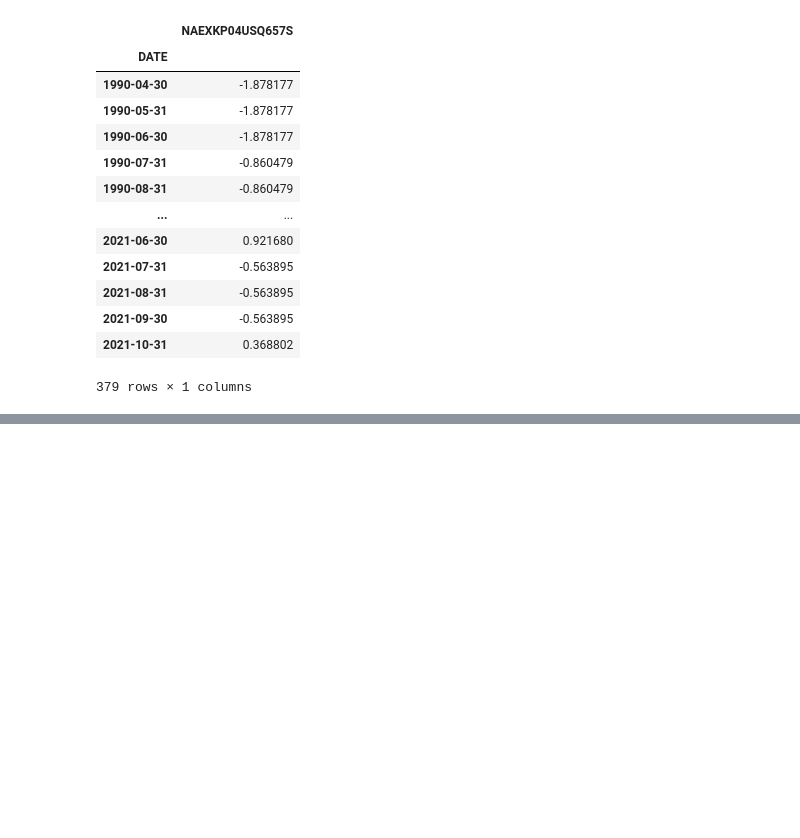
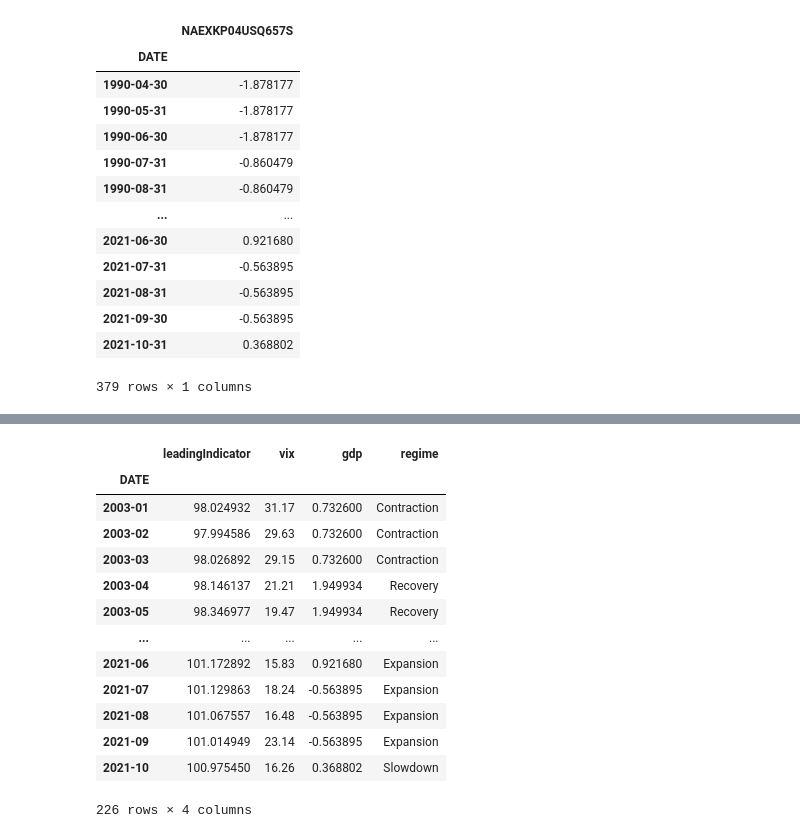
Before and after one commit to FELAB-KHU/S-PQuantTeam03, a Jupyter notebook: regime_definition_최종_지영.ipynb, the cells around one changed output, grey strips where cells are left out. Saved outputs shown, nothing was run; the diff lists cells and outputs as text; code cells hidden in the pictures; blank space fills up the shorter version.

```diff
--- a/regime_definition_최종_지영.ipynb
+++ b/regime_definition_최종_지영.ipynb
@@ -320,0 +361,16 @@ print('하락 중인 구간 :', decreasing)
+# %%
+recovery = []
+expansion = []
+slowdown = []
+contraction = []
+
+for i in all_period:
+    if i in eco_down and i in df_down:
+        # i = pd.datetime(i, format = '%Y-%m')
+        recovery.append(i)
+    if i in eco_up and i in df_down:
+        expansion.append(i)
+    if i in eco_up and i in df_up:
+        slowdown.append(i)
+    if i in eco_down and i in df_up:
+        contraction.append(i)
@@ -320,0 +410,29 @@ print('하락 중인 구간 :', decreasing)
+# %%
+# table.index = table.index.to_period('M')
+table.index = table.index.strftime('%Y-%m')
+
+# table에 regime 컬럼 추가
+table['regime'] = 'Unknown'
+
+# 각 국면에 따라 'regime' 값 설정
+table.loc[table.index.isin(recovery), 'regime'] = 'Recovery'
+table.loc[table.index.isin(expansion), 'regime'] = 'Expansion'
+table.loc[table.index.isin(slowdown), 'regime'] = 'Slowdown'
+table.loc[table.index.isin(contraction), 'regime'] = 'Contraction'
+
+table
+# %% [output]
+|  | leadingIndicator | vix | gdp | regime |
+| DATE |  |  |  |  |
+| 2003-01 | 98.024932 | 31.17 | 0.732600 | Contraction |
+| 2003-02 | 97.994586 | 29.63 | 0.732600 | Contraction |
+| 2003-03 | 98.026892 | 29.15 | 0.732600 | Contraction |
+| 2003-04 | 98.146137 | 21.21 | 1.949934 | Recovery |
+| 2003-05 | 98.346977 | 19.47 | 1.949934 | Recovery |
+| ... | ... | ... | ... | ... |
+| 2021-06 | 101.172892 | 15.83 | 0.921680 | Expansion |
+| 2021-07 | 101.129863 | 18.24 | -0.563895 | Expansion |
+| 2021-08 | 101.067557 | 16.48 | -0.563895 | Expansion |
+| 2021-09 | 101.014949 | 23.14 | -0.563895 | Expansion |
+| 2021-10 | 100.975450 | 16.26 | 0.368802 | Slowdown |
+226 rows × 4 columns
```
Also changed, not shown: parts of 25 cells of this notebook, 1 other file.
